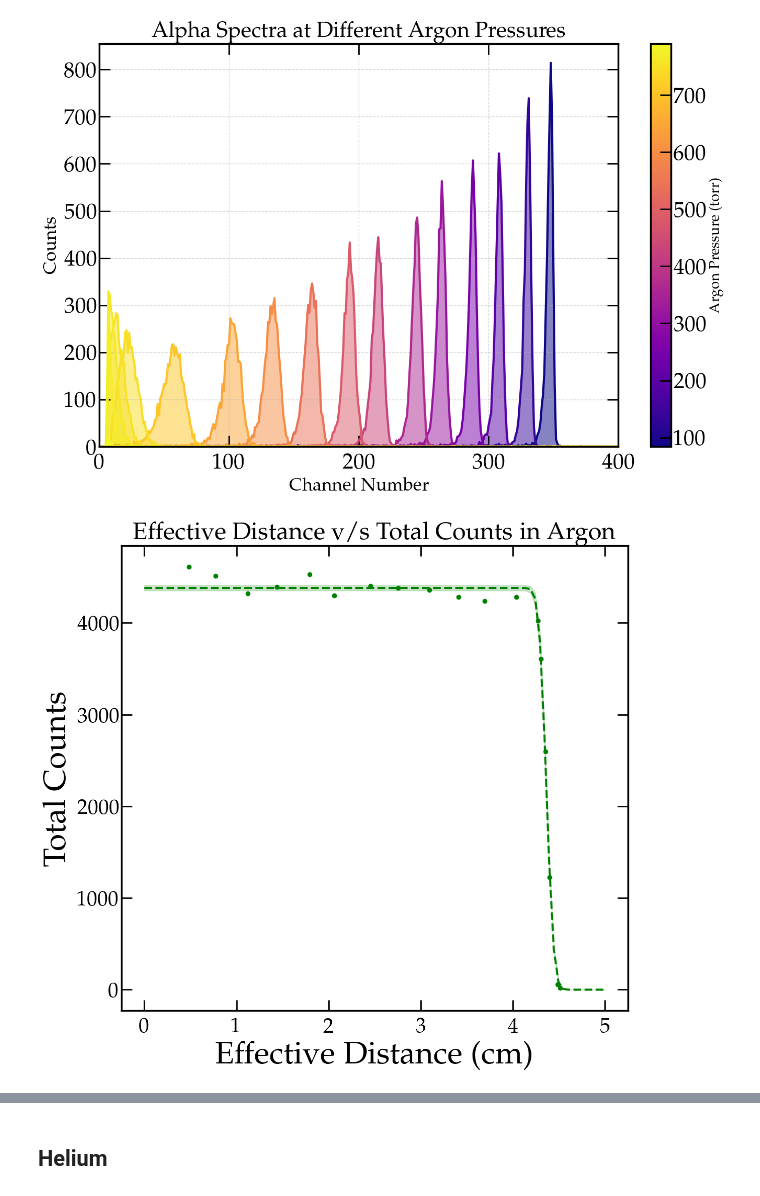
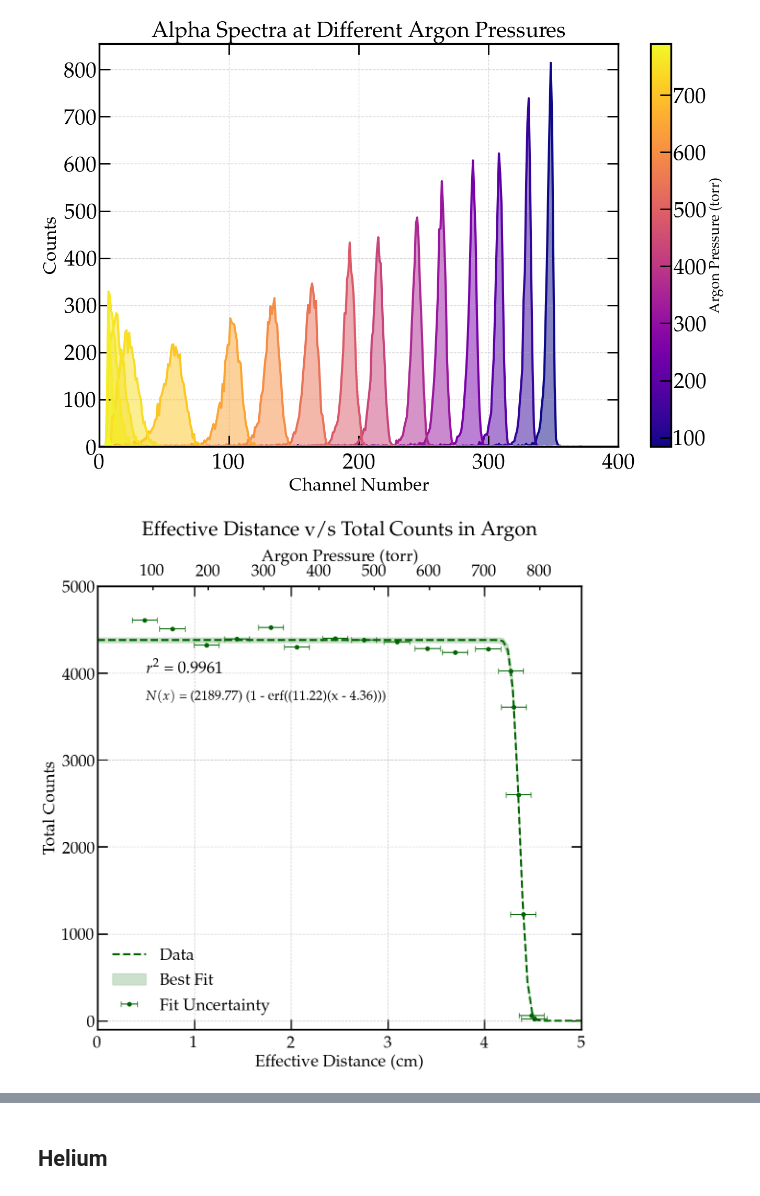
Before and after one commit to chinmayAmbasht/phys-403-alpha-range, a Jupyter notebook: day1.ipynb, the cells around one changed output, grey strips where cells are left out. Drawn from its saved outputs; the diff is of its cells as text; code cells hidden in the pictures.

```diff
--- a/day1.ipynb
+++ b/day1.ipynb
@@ -24,19 +24,19 @@ channels = [25, 31, 37, 43, 50, 56, 62, 82, 94, 112, 130,453, 654, 764]
 
 def linear_func(x, m, b):
     return m * x + b
-y, pcov = curve_fit(linear_func, channels, E)
+calibration_fit, pcov = curve_fit(linear_func, channels, E)
 xs = np.linspace(25, 900, 100)
 
 plt.scatter(channels, E, color = 'red',marker = 'o', s = 70)
 plt.xlim(0, 950)
-plt.plot(xs, y[0] * xs + y[1], color = 'red', linestyle = '--')
+plt.plot(xs, calibration_fit[0] * xs + calibration_fit[1], color = 'red', linestyle = '--')
 plt.fill_between(xs,
-                (y[0] - np.sqrt(pcov[0][0])) * xs + (y[1] - np.sqrt(pcov[1][1])),
-                (y[0] + np.sqrt(pcov[0][0])) * xs + (y[1] + np.sqrt(pcov[1][1])),
+                (calibration_fit[0] - np.sqrt(pcov[0][0])) * xs + (calibration_fit[1] - np.sqrt(pcov[1][1])),
+                (calibration_fit[0] + np.sqrt(pcov[0][0])) * xs + (calibration_fit[1] + np.sqrt(pcov[1][1])),
                 color = 'red', alpha = 0.2)
 plt.grid(linestyle = '--', alpha = 0.5)
 # r-squared
-y_fit = linear_func(np.array(channels), y[0], y[1])
+y_fit = linear_func(np.array(channels), calibration_fit[0], calibration_fit[1])
 ss_res = np.sum((E - y_fit) ** 2)
 ss_tot = np.sum((E - np.mean(E)) ** 2)
 r_squared = 1 - (ss_res / ss_tot)
@@ -45,6 +45,7 @@ plt.ylabel('Energy (MeV)')
 plt.xlabel('Channel Number')
 plt.legend(['Data', 'Fit', 'Fit Uncertainty'], fontsize = 25)
 plt.title('Calibrating energy vs channel number')
+plt.ylim(0, 12)
 plt.savefig('./Plots/energy_calibration.png', dpi = 1000)
 
 # r-squared
@@ -133,7 +209,7 @@ delta_x_eff = (deltaP * d) / 756
 delta_x_eff = np.sqrt(delta_x_eff**2 + err**2)
 # %%
 def file_analysis(filename):
-    data = pd.read_csv(filename, skiprows = 12, skipfooter=1, engine='python', header=None)
+    data = pd.read_csv(filename, skiprows = 14, skipfooter=2, engine='python', header=None)
     data.columns = ['Counts']
     data['Channels'] = np.linspace(1, len(data), len(data))
     data['Counts'] = pd.to_numeric(data['Counts'], errors='coerce')
@@ -142,9 +218,10 @@ def file_analysis(filename):
     weighted_mean = np.average(data['Channels'], weights=data['Counts'])
     variance = np.average((data['Channels'] - weighted_mean) ** 2, weights=data['Counts'])
     std_dev = np.sqrt(variance)
-
-    energy = y[0] * peak_channel + y[1]
-    energy_uncertainty = std_dev * y[0] + y[1]
+    if np.isnan(weighted_mean):
+        print("Weighted mean calculation resulted in NaN. for file:", filename)
+    energy = calibration_fit[0] * peak_channel + calibration_fit[1]
+    energy_uncertainty = std_dev * calibration_fit[0] + calibration_fit[1]
 
     total_counts = data['Counts'].sum()
     return peak_channel, max_counts, energy, energy_uncertainty, total_counts
@@ -343,21 +464,38 @@ fig.savefig('./Plots/alpha_spectra_argon_pressure.png', dpi = 1000)
 # %% [output]
 [figure]
 # %%
-plt.plot(x_eff_argon, total_counts_list_argon, 'o', color = 'green')
+plt.errorbar(x_eff_argon, total_counts_list_argon,xerr = delta_x_eff_argon, fmt = 'o', color = 'darkgreen',
+             elinewidth=1.5, capsize=4)
 popt, pcov = curve_fit(erf_fit_for_total_count, x_eff_argon, total_counts_list_argon, p0=[5000, 1, 2])
 xs = np.linspace(0, 5, 100)
-plt.plot(xs, erf_fit_for_total_count(xs, *popt), color = 'green', linestyle = '--')
+plt.plot(xs, erf_fit_for_total_count(xs, *popt), color = 'darkgreen', linestyle = '--')
 plt.fill_between(xs,
                     erf_fit_for_total_count(xs, *(popt + np.sqrt(np.diag(pcov)))),
                     erf_fit_for_total_count(xs, *(popt - np.sqrt(np.diag(pcov)))),
-                    color='green', alpha=0.2, label='Fit Uncertainty')
+                    color='darkgreen', alpha=0.2, label='Fit Uncertainty')
 plt.grid(linestyle = '--', alpha = 0.7)
-# r-s
+# r-squared
+y_mean_counts_argon = np.mean(total_counts_list_argon)
+ss_tot_counts_argon = np.sum((total_counts_list_argon - y_mean_counts_argon)**2)
+ss_res_counts_argon = np.sum((total_counts_list_argon - erf_fit_for_total_count(x_eff_argon, *popt))**2)
+r_squared_counts_argon = 1 - (ss_res_counts_argon / ss_tot_counts_argon)
+plt.text(0.5, 4000, f'$r^2$ = {r_squared_counts_argon:.4f}', fontsize = 25)
+plt.text(0.5, 3700, f'$N(x)$ = ({popt[0]:.2f}) (1 - erf(({popt[1]:.2f})(x - {popt[2]:.2f})))', fontsize = 20)
+plt.legend(['Data','Best Fit', 'Fit Uncertainty'], fontsize = 25)
 
-plt.xlabel('Effective Distance (cm)')
-plt.ylabel('Total Counts')
-plt.title('Effective Distance v/s Total Counts in Argon')
-plt.savefig('./Plots/effective_distance_vs_total_counts_argon.png', dpi = 300)
+ax2 = plt.gca().secondary_xaxis('top', functions=(x_to_Pressure, Pressure_to_x))
+pressure_ticks = [100, 200, 300, 400, 500, 600, 700, 800]
+ax2.set_xticks(pressure_ticks,labels =[str(tick) for tick in pressure_ticks], fontsize = 25)
+# I want the ticks to be inside the plot
+ax2.tick_params(axis='x', which='both', direction='in', length=6)
+ax2.set_xlabel('Argon Pressure (torr)', fontsize = 25)
+plt.xlim(0, 5)
+plt.ylim(-100, 5000)
+plt.tick_params(axis='both', which='major', labelsize=25)
+plt.xlabel('Effective Distance (cm)', fontsize = 25)
+plt.ylabel('Total Counts', fontsize = 25)
+plt.title('Effective Distance v/s Total Counts in Argon', pad = 20, fontsize = 30)
+plt.savefig('./Plots/effective_distance_vs_total_counts_argon.png', dpi = 1000)
 # %% [output]
-[figure, old version]
+[figure, new version]
 # %%
```
Also changed, not shown: parts of 17 cells of this notebook, 14 other files.
